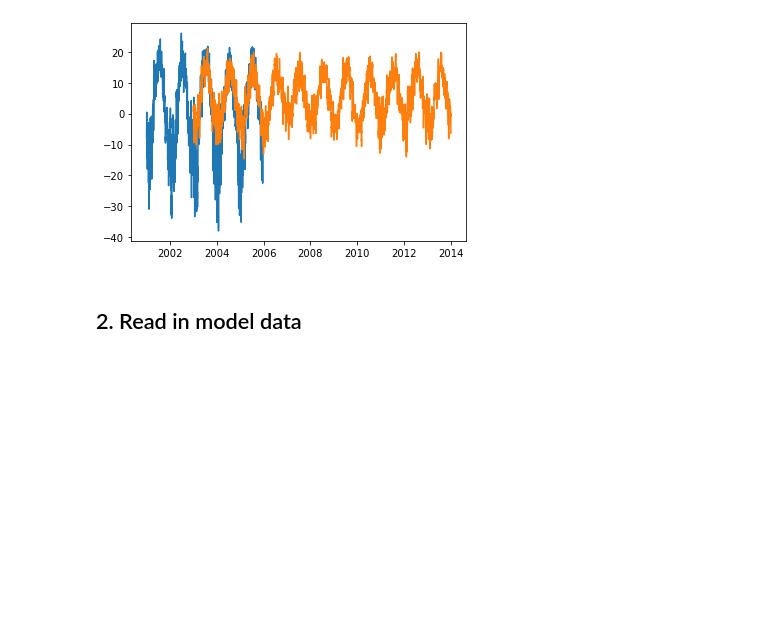
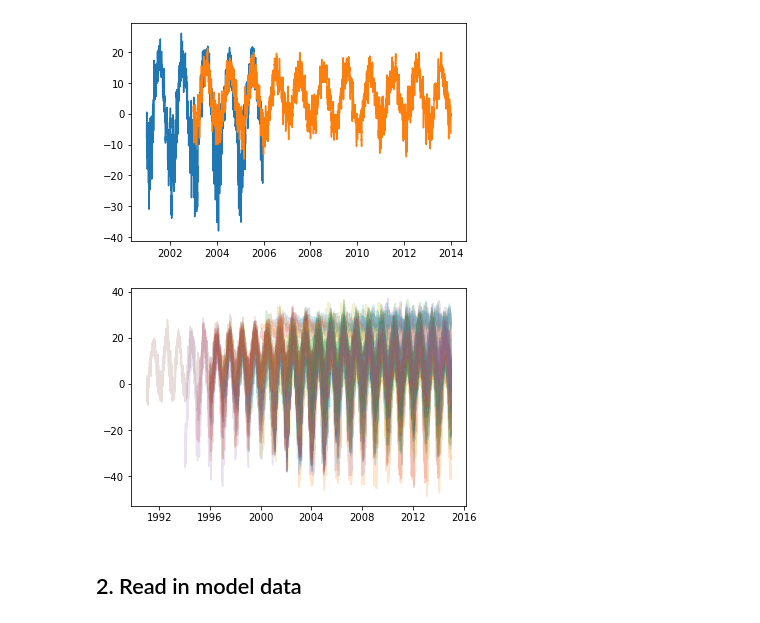
Before and after one commit to megandevlan/CLUBB_statistics, a Jupyter notebook: FLUXNET_timeseriesComparisons.ipynb, the cells around one changed output. Cells and saved outputs as stored; diff of their text form; code cells hidden in the pictures; blank space fills up the shorter version.

```diff
--- a/FLUXNET_timeseriesComparisons.ipynb
+++ b/FLUXNET_timeseriesComparisons.ipynb
@@ -319,3 +322,24 @@ for iStation in range(len(dataFiles_filter)):
         fluxnet_precip[iStation,iTime_start:(iTime_end+1)] = fluxnetDS['P_F'].values
         fluxnet_pressr[iStation,iTime_start:(iTime_end+1)] = fluxnetDS['PA_F'].values
         fluxnet_temp[iStation,iTime_start:(iTime_end+1)]   = fluxnetDS['TA_F'].values
+# %%
+# Remove from record if it's Feb. 29th (i.e., skip leap years )
+# -------------------------------------------------------------
+
+# Indices to skip
+iSkip_2000     = np.where(dayRange==np.datetime64('2000-02-29'))[0]
+iSkip_2004     = np.where(dayRange==np.datetime64('2004-02-29'))[0]
+iSkip_2008     = np.where(dayRange==np.datetime64('2008-02-29'))[0]
+iSkips         = np.asarray([iSkip_2000[0], iSkip_2004[0], iSkip_2008[0]])
+
+print('Number of days before deletes: ', len(dayRange))
+
+dayRange       = np.delete(dayRange,iSkips)
+fluxnet_SH     = np.delete(fluxnet_SH,iSkips,axis=1)
+fluxnet_LH     = np.delete(fluxnet_LH,iSkips,axis=1)
+fluxnet_spd    = np.delete(fluxnet_spd,iSkips,axis=1)
+fluxnet_precip = np.delete(fluxnet_precip,iSkips,axis=1)
+fluxnet_pressr = np.delete(fluxnet_pressr,iSkips,axis=1)
+fluxnet_temp   = np.delete(fluxnet_temp,iSkips,axis=1)
+
+print('Number of days after deletes: ', len(dayRange))
@@ -326,6 +372,13 @@ plt.plot(dayRange, fluxnet_temp[78,:])
 # %% [output]
 [<matplotlib.lines.Line2D at 0x...>]
 [figure]
+# %%
+# Plot all the stations timeseries of temperature to see where most obs are
+
+for iStation in range(len(dataFiles_filter)):
+    plt.plot(dayRange,fluxnet_temp[iStation,:],alpha=0.2)
+# %% [output]
+[figure, added]
 # %% [markdown]
 ## 2. Read in model data
 # %% [markdown]
```
Also changed, not shown: parts of 50 cells of this notebook, 3 other files.
